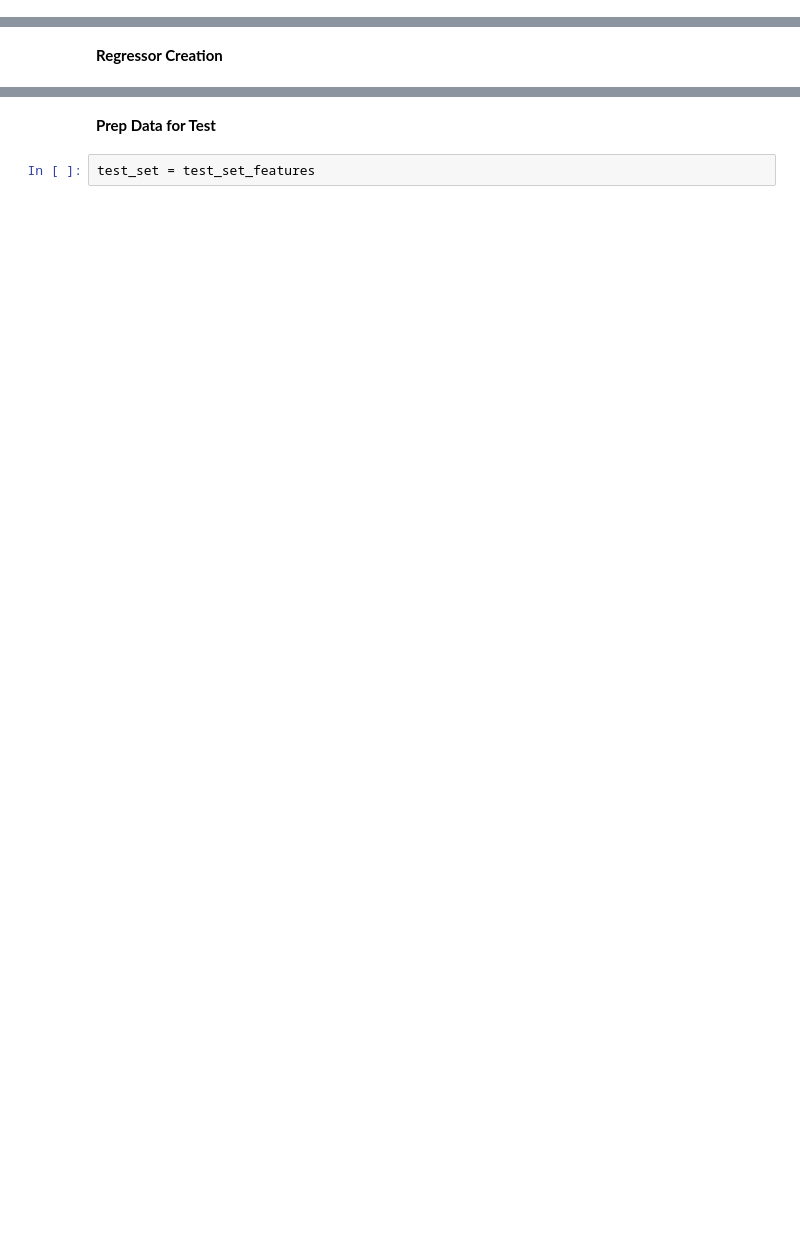
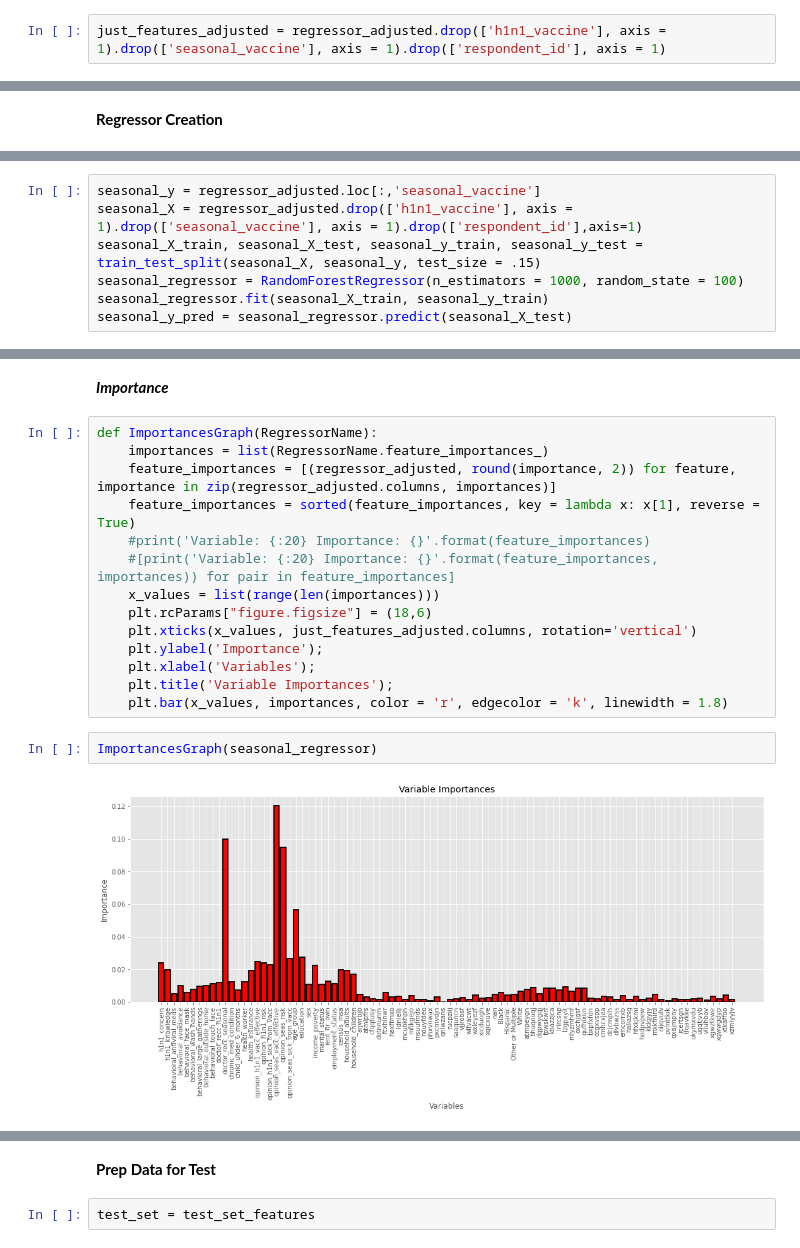
Before and after one commit to isabellasonoma/DS-Projects, a Jupyter notebook: Flu Predictor.ipynb, the cells around one changed output, grey strips where cells are left out. Saved outputs shown, nothing was run; the diff lists cells and outputs as text; blank space fills up the shorter version.

```diff
--- a/Flu Predictor.ipynb
+++ b/Flu Predictor.ipynb
@@ -222,0 +222,2 @@ regressor_adjusted.shape
+# %%
+just_features_adjusted = regressor_adjusted.drop(['h1n1_vaccine'], axis = 1).drop(['seasonal_vaccine'], axis = 1).drop(['respondent_id'], axis = 1)
@@ -256,0 +266,7 @@ Seasonal Root Mean Squared Error: 0.4101294870906084
+# %%
+seasonal_y = regressor_adjusted.loc[:,'seasonal_vaccine']
+seasonal_X = regressor_adjusted.drop(['h1n1_vaccine'], axis = 1).drop(['seasonal_vaccine'], axis = 1).drop(['respondent_id'],axis=1)
+seasonal_X_train, seasonal_X_test, seasonal_y_train, seasonal_y_test = train_test_split(seasonal_X, seasonal_y, test_size = .15)
+seasonal_regressor = RandomForestRegressor(n_estimators = 1000, random_state = 100)
+seasonal_regressor.fit(seasonal_X_train, seasonal_y_train)
+seasonal_y_pred = seasonal_regressor.predict(seasonal_X_test)
@@ -256,0 +296,20 @@ Seasonal Root Mean Squared Error: 0.4101294870906084
+# %% [markdown]
+***Importance***
+# %%
+def ImportancesGraph(RegressorName):
+    importances = list(RegressorName.feature_importances_)
+    feature_importances = [(regressor_adjusted, round(importance, 2)) for feature, importance in zip(regressor_adjusted.columns, importances)]
+    feature_importances = sorted(feature_importances, key = lambda x: x[1], reverse = True)
+    #print('Variable: {:20} Importance: {}'.format(feature_importances)
+    #[print('Variable: {:20} Importance: {}'.format(feature_importances, importances)) for pair in feature_importances]
+    x_values = list(range(len(importances)))
+    plt.rcParams["figure.figsize"] = (18,6)
+    plt.xticks(x_values, just_features_adjusted.columns, rotation='vertical')
+    plt.ylabel('Importance');
+    plt.xlabel('Variables');
+    plt.title('Variable Importances');
+    plt.bar(x_values, importances, color = 'r', edgecolor = 'k', linewidth = 1.8)
+# %%
+ImportancesGraph(seasonal_regressor)
+# %% [output]
+[figure, added]
```
Also changed, not shown: parts of 35 cells of this notebook.
